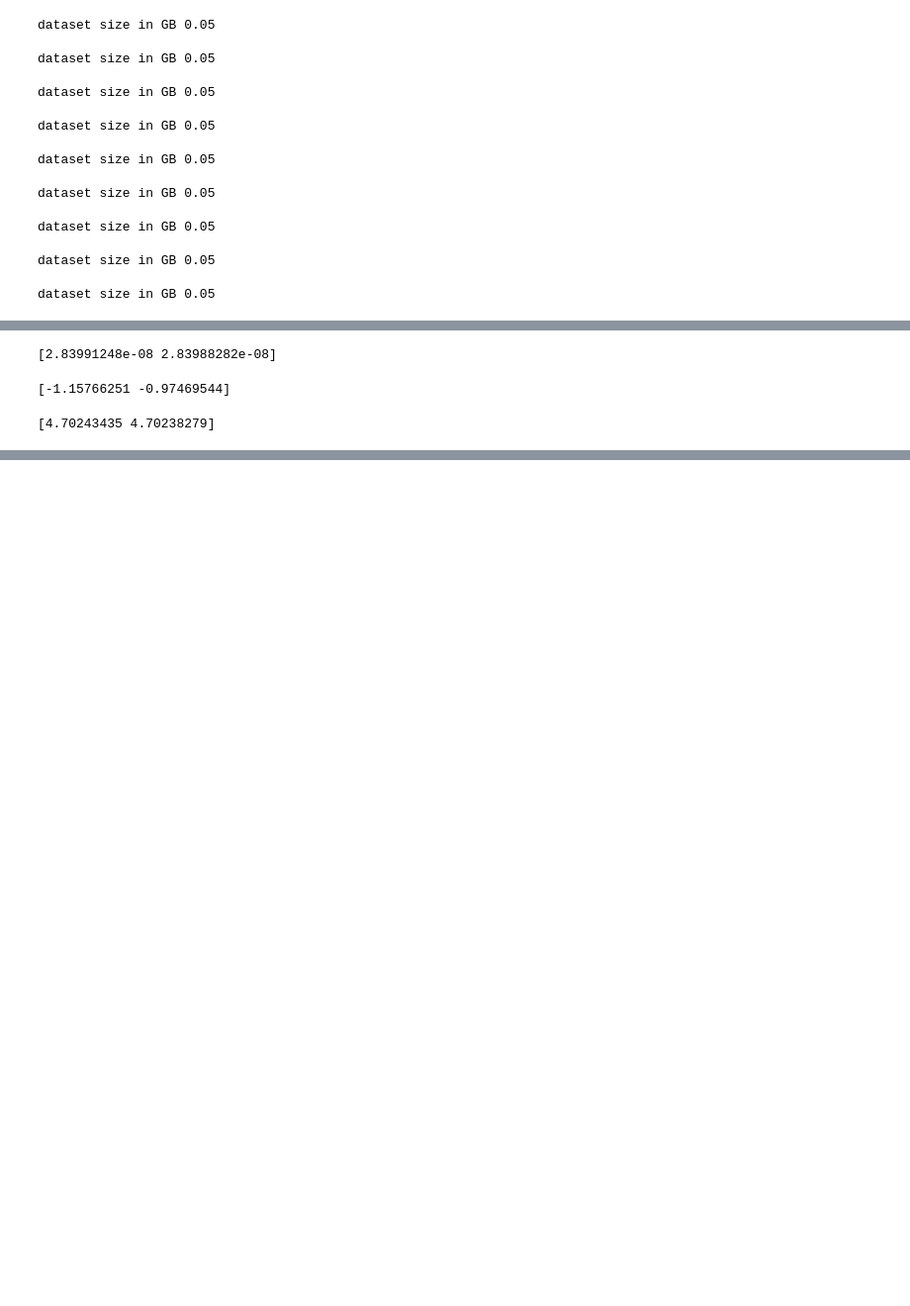
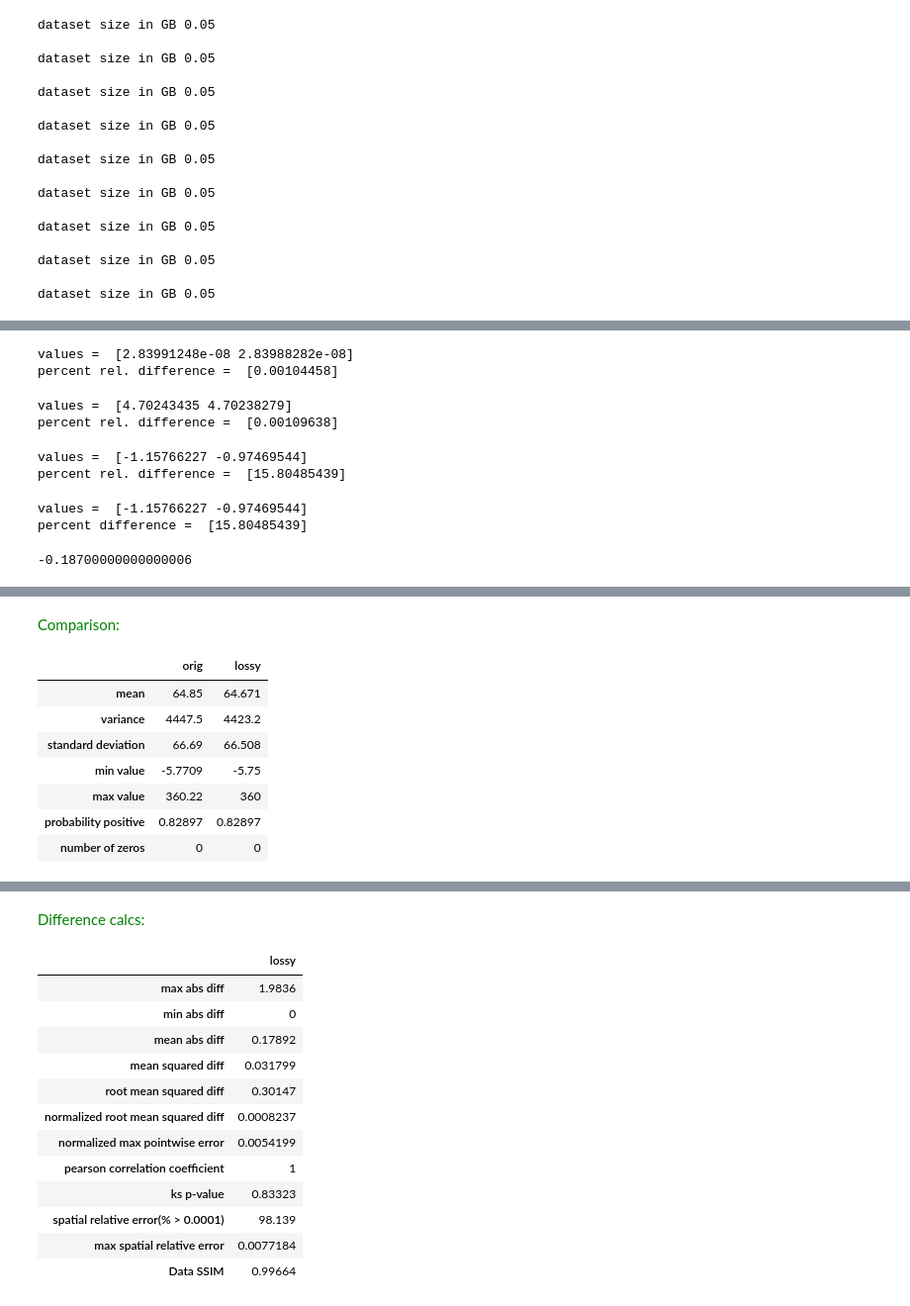
Before and after one commit to NCAR/ldcpy, a Jupyter notebook: docs/source/notebooks/CAMBudgets.ipynb, the cells around one changed output, grey strips where cells are left out. Shown: that part at 99% size. Cells and saved outputs as stored; diff of their text form; code cells hidden in the pictures; blank space fills up the shorter version.

Commit message:
more budgets work and bug fixes in compare stats

```diff
--- a/docs/source/notebooks/CAMBudgets.ipynb
+++ b/docs/source/notebooks/CAMBudgets.ipynb
@@ -116,23 +120,42 @@ ldcpy.cam_restom(fsnt_col, flnt_col, ["orig", "lossy"], ["orig", "lossy"])
 # %%
-ldcpy.cam_precip(precc_col, precl_col, ["orig", "lossy"], ["orig", "lossy"])
+ldcpy.cam_precip(precc_col, precl_col, [["orig", "lossy"], ["orig", "lossy"]])
 # %% [output]
-[2.83991248e-08 2.83988282e-08]
+values =  [2.83991248e-08 2.83988282e-08]
+percent rel. difference =  [0.00104458]
+# %%
+ldcpy.cam_ep(
+    qflx_col, precc_col, precl_col, [["orig", "lossy"], ["orig", "lossy"], ["orig", "lossy"]]
+)
+# %% [output]
+values =  [4.70243435 4.70238279]
+percent rel. difference =  [0.00109638]
 # %%
 ldcpy.cam_ressurf(
     fsns_col,
     flns_col,
     shflx_col,
     lhflx_col,
-    ["orig", "lossy"],
-    ["orig", "lossy"],
-    ["orig", "lossy"],
-    ["orig", "lossy"],
+    [["orig", "lossy"], ["orig", "lossy"], ["orig", "lossy"], ["orig", "lossy"]],
 )
 # %% [output]
-[-1.15766251 -0.97469544]
+values =  [-1.15766227 -0.97469544]
+percent rel. difference =  [15.80485439]
 # %%
-ldcpy.cam_ep(
-    qflx_col, precc_col, precl_col, ["orig", "lossy"], ["orig", "lossy"], ["orig", "lossy"]
+ldcpy.cam_ressurf(
+    fsns_col,
+    flns_col,
+    shflx_col,
+    lhflx_col,
+    [["orig", "lossy"], ["orig", "lossy"], ["orig", "lossy"], ["orig", "lossy"]],
 )
 # %% [output]
-[4.70243435 4.70238279]
+values =  [-1.15766227 -0.97469544]
+percent difference =  [15.80485439]
+# %%
+(-1.157 + 0.97)
+# %% [output]
+-0.18700000000000006
+# %%
+lhflx0 = lhflx_col.isel(time=0)
+ldcpy.compare_stats(lhflx_col, "LHFLX", ["orig", "lossy"])
+# %% [output]
@@ -138,0 +163,9 @@ ldcpy.cam_ep(
+Comparison:
+|  | orig | lossy |
+| mean | 64.85 | 64.671 |
+| variance | 4447.5 | 4423.2 |
+| standard deviation | 66.69 | 66.508 |
+| min value | -5.7709 | -5.75 |
+| max value | 360.22 | 360 |
+| probability positive | 0.82897 | 0.82897 |
+| number of zeros | 0 | 0 |
@@ -138,0 +173,14 @@ ldcpy.cam_ep(
+Difference calcs:
+|  | lossy |
+| max abs diff | 1.9836 |
+| min abs diff | 0 |
+| mean abs diff | 0.17892 |
+| mean squared diff | 0.031799 |
+| root mean squared diff | 0.30147 |
+| normalized root mean squared diff | 0.0008237 |
+| normalized max pointwise error | 0.0054199 |
+| pearson correlation coefficient | 1 |
+| ks p-value | 0.83323 |
+| spatial relative error(% > 0.0001) | 98.139 |
+| max spatial relative error | 0.0077184 |
+| Data SSIM | 0.99664 |
```
Also changed, not shown: parts of 13 cells of this notebook, 2 other files.
